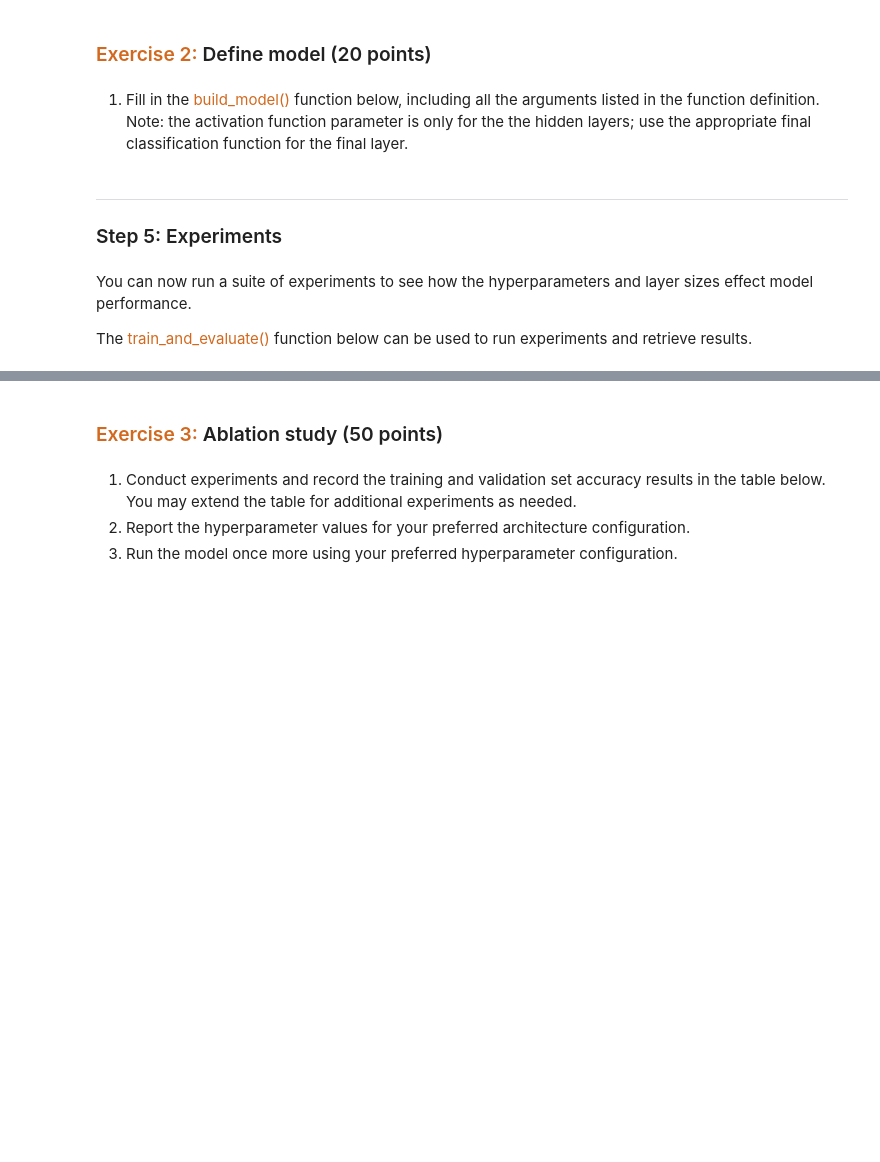
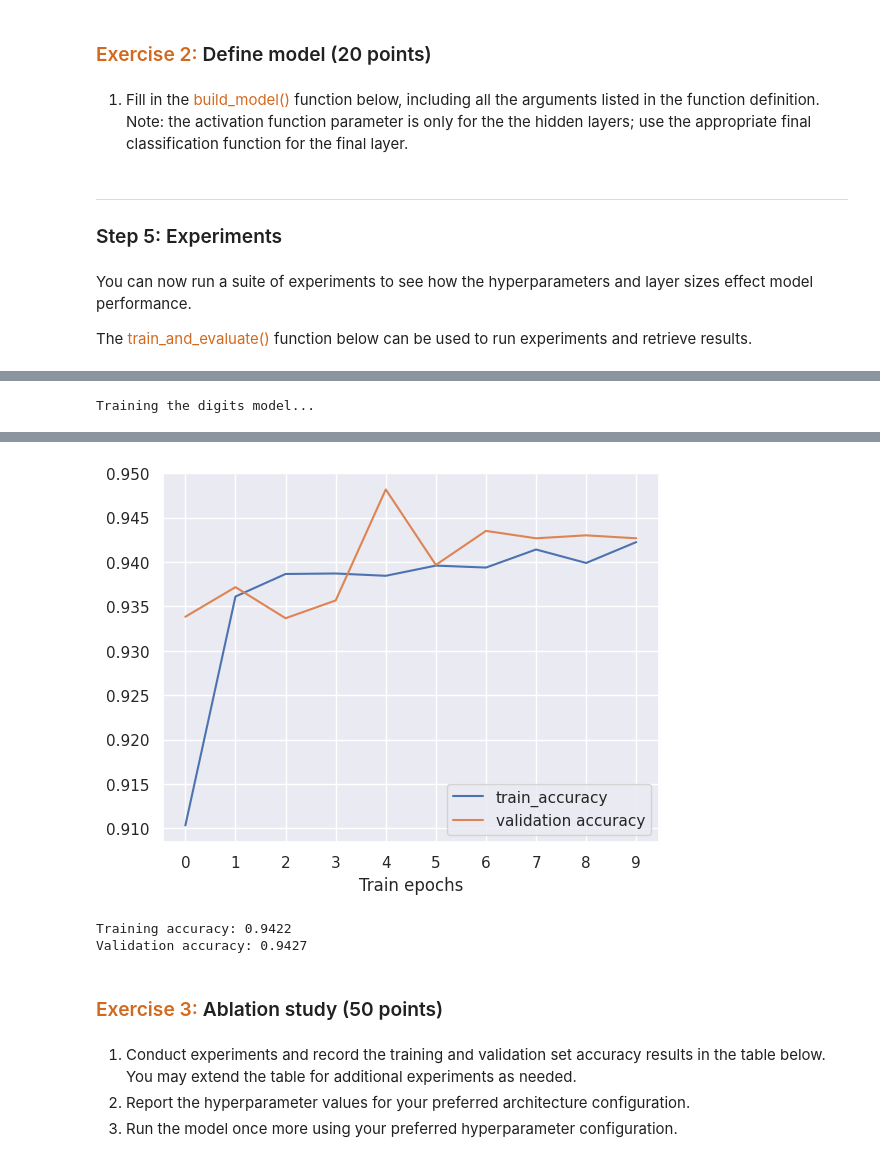
Before and after one commit to dabingougou/207, a Jupyter notebook: week_6/06 Neural Networks.ipynb, the cells around one changed output, grey strips where cells are left out. Cells and saved outputs as stored; diff of their text form; code cells hidden in the pictures; blank space fills up the shorter version.

```diff
--- a/week_6/06 Neural Networks.ipynb
+++ b/week_6/06 Neural Networks.ipynb
@@ -129,8 +236,31 @@ def build_model(n_classes,
     tf.random.set_seed(0)
 
     # YOUR CODE HERE
-    model = NotImplemented
+    model = tf.keras.Sequential()
 
+    # Input layer (Flatten the 28x28 image into a 1D vector)
+    model.add(tf.keras.layers.Input(shape=(28, 28)))  # Input layer for MNIST/Fashion MNIST
+    model.add(tf.keras.layers.Flatten())  # Flatten image to vector
+
+    # Hidden layers
+    for units in hidden_layer_sizes:
+        model.add(tf.keras.layers.Dense(units, activation=activation))
+
+    # Output layer (Softmax for multi-class classification)
+    model.add(tf.keras.layers.Dense(n_classes, activation='softmax'))
+
+    # Choose optimizer
+    if optimizer.lower() == 'sgd':
+        opt = tf.keras.optimizers.SGD(learning_rate=learning_rate)
+    elif optimizer.lower() == 'adam':
+        opt = tf.keras.optimizers.Adam(learning_rate=learning_rate)
+    else:
+        raise ValueError("Unsupported optimizer. Use 'SGD' or 'Adam'.")
+
+    # Compile the model
+    model.compile(optimizer=opt,
+                  loss='sparse_categorical_crossentropy',
+                  metrics=[metric])
     return model
 # %% [markdown]
 ---
@@ -141,7 +271,7 @@ You can now run a suite of experiments to see how the hyperparameters and layer
 The <span style="color:chocolate">train_and_evaluate()</span> function below can be used to run experiments and retrieve results.
 # %%
 def train_and_evaluate(data='digits',
-                       hidden_layer_sizes=[],
+                       hidden_layer_sizes=[128, 256],
                        activation='tanh',
                        optimizer='Adam',
                        learning_rate=0.01,
@@ -200,3 +330,4 @@ def train_and_evaluate(data='digits',
 
 # run the function
 model = train_and_evaluate()
+# %% [output]
@@ -202,0 +335 @@ model = train_and_evaluate()
+Training the digits model...
@@ -203,3 +337,6 @@ model = train_and_evaluate()
+[figure, added]
+Training accuracy: 0.9422
+Validation accuracy: 0.9427
 # %% [markdown]
 ### <span style="color:chocolate">Exercise 3:</span> Ablation study (50 points)
 # %% [markdown]
```
Also changed, not shown: parts of 21 cells of this notebook.
